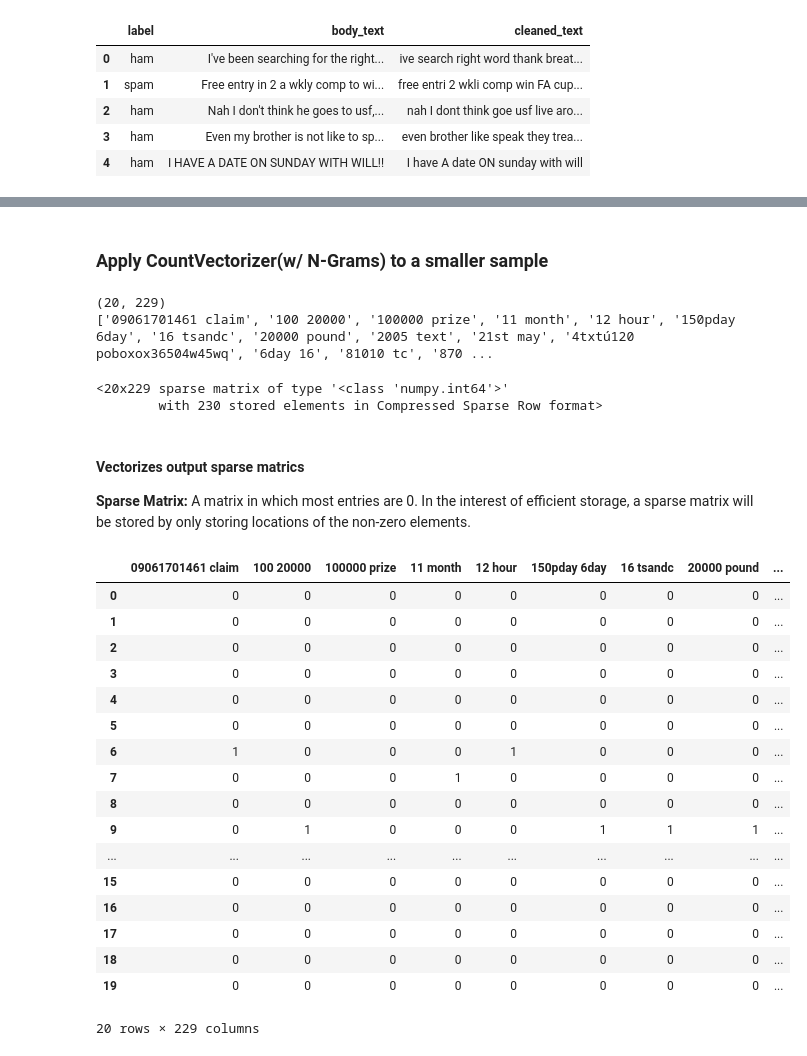
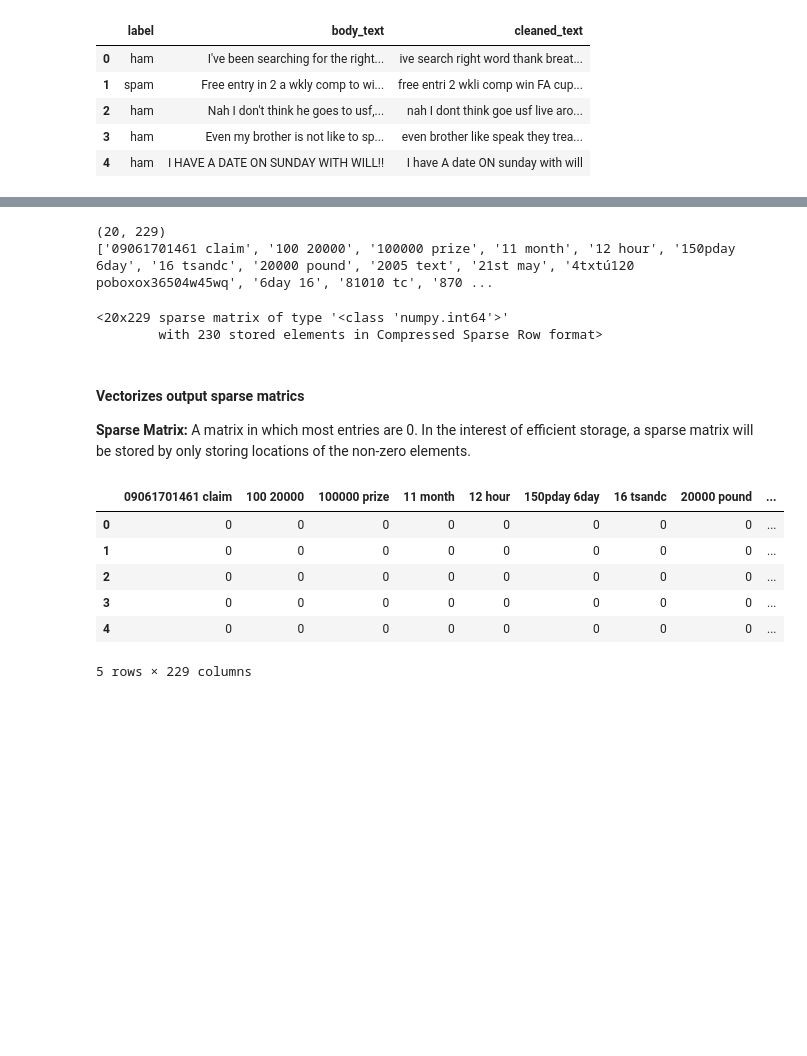
Before and after one commit to CodeInDna/Data-Science-Exercises, a Jupyter notebook: Natural_Language_Processing/NLP_with_Python/09_N-Grams.ipynb, the cells around one changed output, grey strips where cells are left out. Saved outputs shown, nothing was run; the diff lists cells and outputs as text; code cells hidden in the pictures; blank space fills up the shorter version.

Commit message:
N-Grams

```diff
--- a/Natural_Language_Processing/NLP_with_Python/09_N-Grams.ipynb
+++ b/Natural_Language_Processing/NLP_with_Python/09_N-Grams.ipynb
@@ -61,46 +61,32 @@ print(ngram_vect.get_feature_names())
-# %% [markdown]
-### Apply CountVectorizer(w/ N-Grams) to a smaller sample
 # %%
 data_sample = data[:20]
 
-ngram_vect_sample = CountVectorizer(ngram_range=(2, 2))
-X_count_sample = ngram_vect_sample.fit_transform(data_sample['cleaned_text'])
+ngrams_vect_sample = CountVectorizer(ngram_range=(2, 2))
+X_counts_sample = ngrams_vect_sample.fit_transform(data_sample['cleaned_text'])
 
-print(X_count_sample.shape)
-print(ngram_vect_sample.get_feature_names())
+print(X_counts_sample.shape)
+print(ngrams_vect_sample.get_feature_names())
 # %% [output]
 (20, 229)
 ['09061701461 claim', '100 20000', '100000 prize', '11 month', '12 hour', '150pday 6day', '16 tsandc', '20000 pound', '2005 text', '21st may', '4txtú120 poboxox36504w45wq', '6day 16', '81010 tc', '870 ...
-# %%
-X_count_sample
-# %% [output]
-<20x229 sparse matrix of type '<class 'numpy.int64'>'
-        with 230 stored elements in Compressed Sparse Row format>
+# %%
+X_counts_sample
+# %% [output]
+<20x229 sparse matrix of type '<class 'numpy.int64'>'
+        with 230 stored elements in Compressed Sparse Row format>
 # %% [markdown]
 #### Vectorizes output sparse matrics
 
 **Sparse Matrix:** A matrix in which most entries are 0. In the interest of efficient storage, a sparse matrix will be stored by only storing locations of the non-zero elements.
 # %%
-X_counts_df = pd.DataFrame(X_count_sample.toarray())
-X_counts_df.columns = ngram_vect_sample.get_feature_names()
+X_counts_df = pd.DataFrame(X_counts_sample.toarray(), columns=ngrams_vect_sample.get_feature_names())
 
-X_counts_df
+X_counts_df.head()
 # %% [output]
 |  | 09061701461 claim | 100 20000 | 100000 prize | 11 month | 12 hour | 150pday 6day | 16 tsandc | 20000 pound | ... |
 | 0 | 0 | 0 | 0 | 0 | 0 | 0 | 0 | 0 | ... |
 | 1 | 0 | 0 | 0 | 0 | 0 | 0 | 0 | 0 | ... |
 | 2 | 0 | 0 | 0 | 0 | 0 | 0 | 0 | 0 | ... |
 | 3 | 0 | 0 | 0 | 0 | 0 | 0 | 0 | 0 | ... |
 | 4 | 0 | 0 | 0 | 0 | 0 | 0 | 0 | 0 | ... |
-| 5 | 0 | 0 | 0 | 0 | 0 | 0 | 0 | 0 | ... |
-| 6 | 1 | 0 | 0 | 0 | 1 | 0 | 0 | 0 | ... |
-| 7 | 0 | 0 | 0 | 1 | 0 | 0 | 0 | 0 | ... |
-| 8 | 0 | 0 | 0 | 0 | 0 | 0 | 0 | 0 | ... |
-| 9 | 0 | 1 | 0 | 0 | 0 | 1 | 1 | 1 | ... |
-| ... | ... | ... | ... | ... | ... | ... | ... | ... | ... |
-| 15 | 0 | 0 | 0 | 0 | 0 | 0 | 0 | 0 | ... |
-| 16 | 0 | 0 | 0 | 0 | 0 | 0 | 0 | 0 | ... |
-| 17 | 0 | 0 | 0 | 0 | 0 | 0 | 0 | 0 | ... |
-| 18 | 0 | 0 | 0 | 0 | 0 | 0 | 0 | 0 | ... |
-| 19 | 0 | 0 | 0 | 0 | 0 | 0 | 0 | 0 | ... |
-20 rows × 229 columns
+5 rows × 229 columns
```
Also changed, not shown: parts of 3 cells of this notebook.
